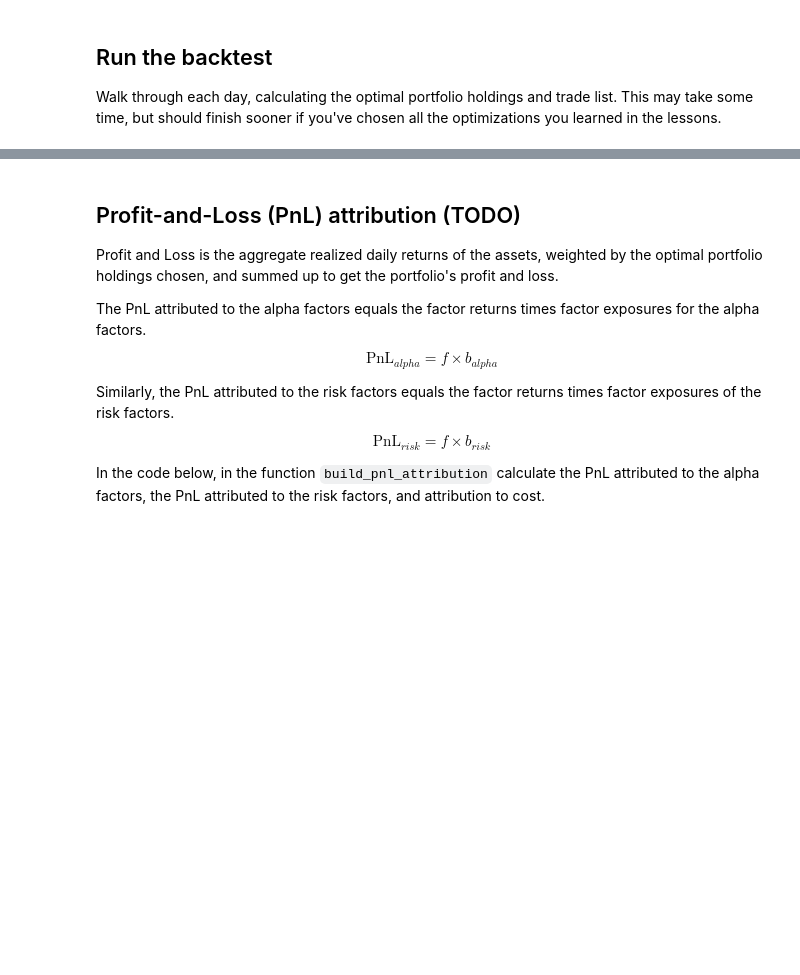
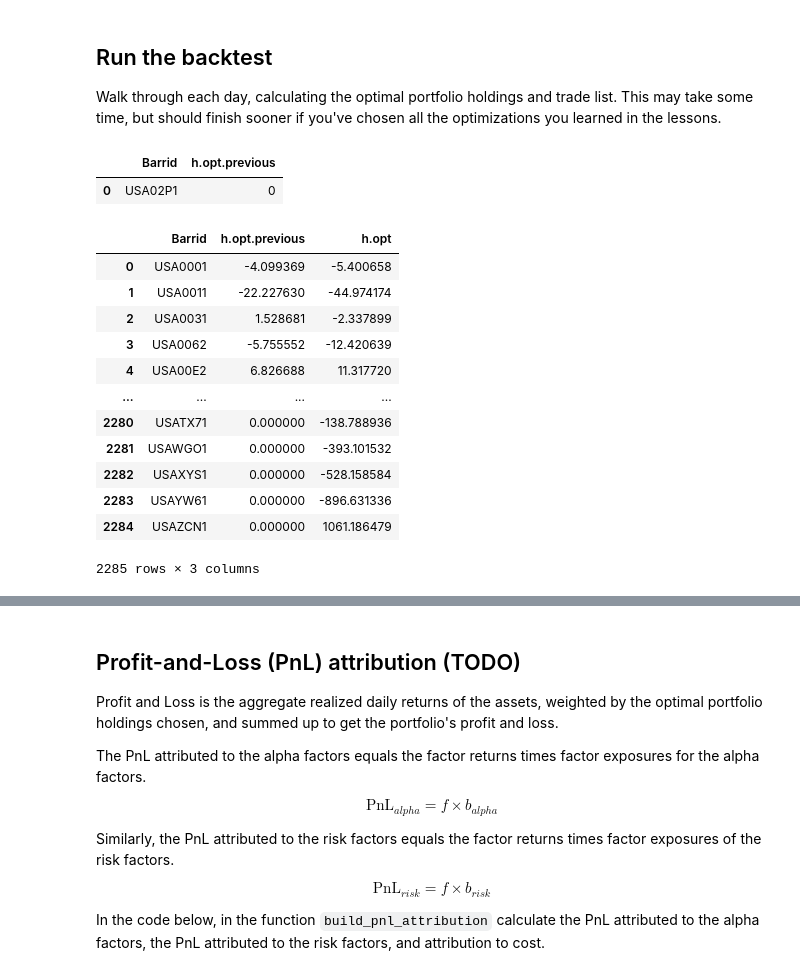
Before and after one commit to ardeshirsaadat/backtester, a Jupyter notebook: project_8_starter.ipynb, the cells around one changed output, grey strips where cells are left out. Saved outputs shown, nothing was run; the diff lists cells and outputs as text; code cells hidden in the pictures; blank space fills up the shorter version.

```diff
--- a/project_8_starter.ipynb
+++ b/project_8_starter.ipynb
@@ -675,8 +687,8 @@ def get_total_transaction_costs(h0, h_star, Lambda):
         Total Transaction Costs
     """
 
-    # TODO: Implement
 
-    return None
+
+    return np.sum(Lambda*((h_star-h0)**2))
 
 total_transaction_costs = get_total_transaction_costs(h0, h_star, Lambda)
@@ -746,6 +772,11 @@ def convert_to_previous(result):
 ## Run the backtest
 
 Walk through each day, calculating the optimal portfolio holdings and trade list.  This may take some time, but should finish sooner if you've chosen all the optimizations you learned in the lessons.
+# %%
+previous_holdings
+# %% [output]
+|  | Barrid | h.opt.previous |
+| 0 | USA02P1 | 0 |
 # %%
 trades = {}
 port = {}
@@ -757,3 +788,19 @@ for dt in tqdm(my_dates, desc='Optimizing Portfolio', unit='day'):
     trades[date] = build_tradelist(previous_holdings, result)
     port[date] = result
     previous_holdings = convert_to_previous(result)
+# %%
+trades['20040107']
+# %% [output]
+|  | Barrid | h.opt.previous | h.opt |
+| 0 | USA0001 | -4.099369 | -5.400658 |
+| 1 | USA0011 | -22.227630 | -44.974174 |
+| 2 | USA0031 | 1.528681 | -2.337899 |
+| 3 | USA0062 | -5.755552 | -12.420639 |
+| 4 | USA00E2 | 6.826688 | 11.317720 |
+| ... | ... | ... | ... |
+| 2280 | USATX71 | 0.000000 | -138.788936 |
+| 2281 | USAWGO1 | 0.000000 | -393.101532 |
+| 2282 | USAXYS1 | 0.000000 | -528.158584 |
+| 2283 | USAYW61 | 0.000000 | -896.631336 |
+| 2284 | USAZCN1 | 0.000000 | 1061.186479 |
+2285 rows × 3 columns
```
Also changed, not shown: parts of 7 cells of this notebook.
